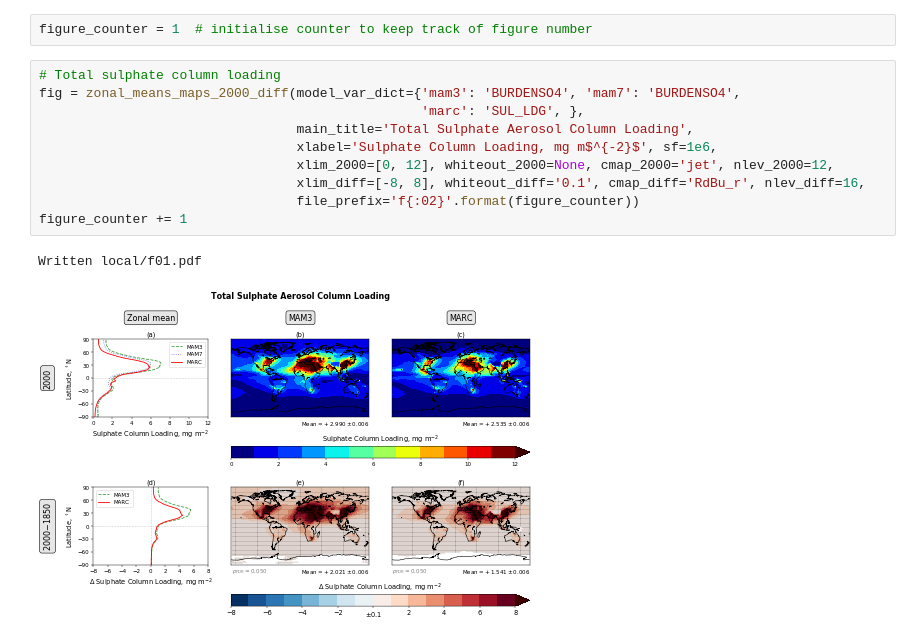
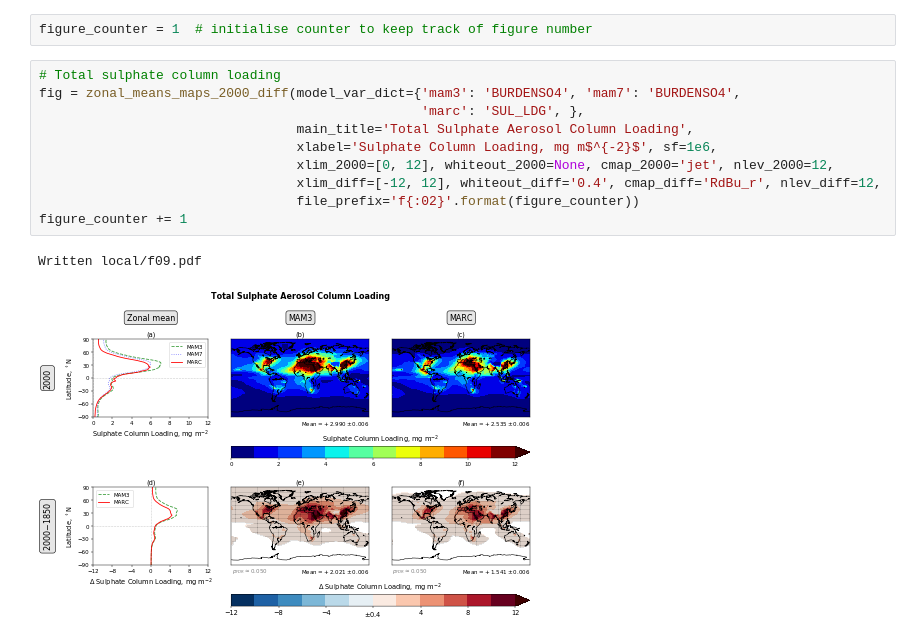
Before and after one commit to grandey/p17c-marc-comparison, a Jupyter notebook: manuscript_draft2017b/figures_draft_2017b.ipynb, the cells around one changed output. Saved outputs shown, nothing was run; the diff lists cells and outputs as text.

Commit message:
figures_draft_2017b.ipynb: column loading figures

```diff
--- a/manuscript_draft2017b/figures_draft_2017b.ipynb
+++ b/manuscript_draft2017b/figures_draft_2017b.ipynb
@@ -584,13 +584,13 @@ figure_counter = 1  # initialise counter to keep track of figure number
 # %%
 # Total sulphate column loading
 fig = zonal_means_maps_2000_diff(model_var_dict={'mam3': 'BURDENSO4', 'mam7': 'BURDENSO4',
                                                  'marc': 'SUL_LDG', },
                                  main_title='Total Sulphate Aerosol Column Loading',
                                  xlabel='Sulphate Column Loading, mg m$^{-2}$', sf=1e6,
                                  xlim_2000=[0, 12], whiteout_2000=None, cmap_2000='jet', nlev_2000=12,
-                                 xlim_diff=[-8, 8], whiteout_diff='0.1', cmap_diff='RdBu_r', nlev_diff=16,
+                                 xlim_diff=[-12, 12], whiteout_diff='0.4', cmap_diff='RdBu_r', nlev_diff=12,
                                  file_prefix='f{:02}'.format(figure_counter))
 figure_counter += 1
 # %% [output]
-Written local/f01.pdf
+Written local/f09.pdf
-[figure, old version]
+[figure, new version]
```
Also changed, not shown: parts of 2 cells of this notebook.
